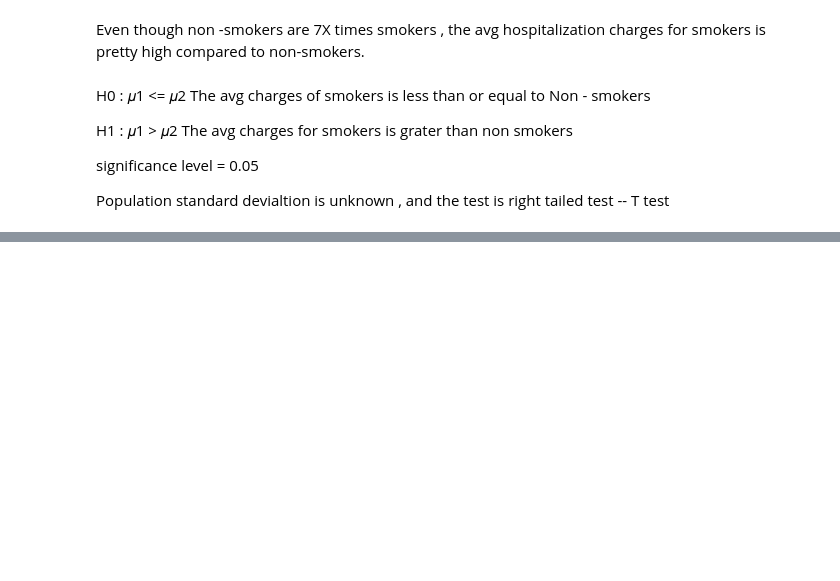
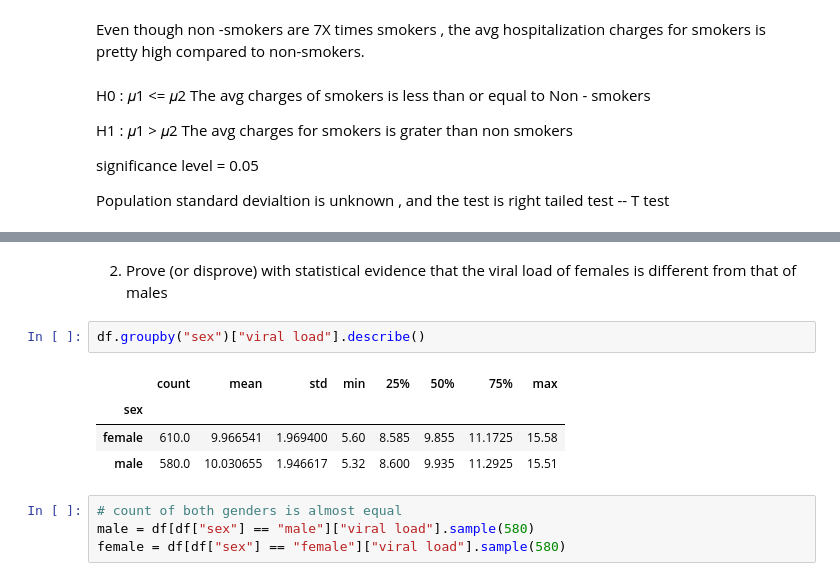
Before and after one commit to mahikshith/Apollo_hypothesis_testing, a Jupyter notebook: Apollo_hypo_test_mykee.ipynb, the cells around one changed output, grey strips where cells are left out. Drawn from its saved outputs; the diff is of its cells as text; blank space fills up the shorter version.

```diff
--- a/Apollo_hypo_test_mykee.ipynb
+++ b/Apollo_hypo_test_mykee.ipynb
@@ -402,0 +417,13 @@ NameError: name 'df' is not defined
+# %% [markdown]
+2. Prove (or disprove) with statistical evidence that the viral load of females is different from that of males
+# %%
+df.groupby("sex")["viral load"].describe()
+# %% [output]
+|  | count | mean | std | min | 25% | 50% | 75% | max |
+| sex |  |  |  |  |  |  |  |  |
+| female | 610.0 | 9.966541 | 1.969400 | 5.60 | 8.585 | 9.855 | 11.1725 | 15.58 |
+| male | 580.0 | 10.030655 | 1.946617 | 5.32 | 8.600 | 9.935 | 11.2925 | 15.51 |
+# %%
+# count of both genders is almost equal
+male = df[df["sex"] == "male"]["viral load"].sample(580)
+female = df[df["sex"] == "female"]["viral load"].sample(580)
```
Also changed, not shown: parts of 10 cells of this notebook.
